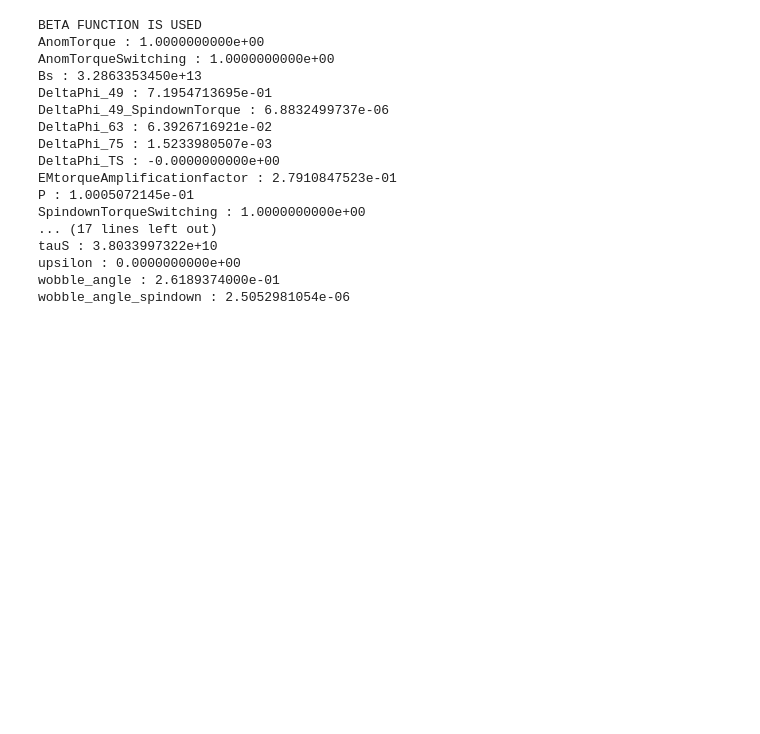
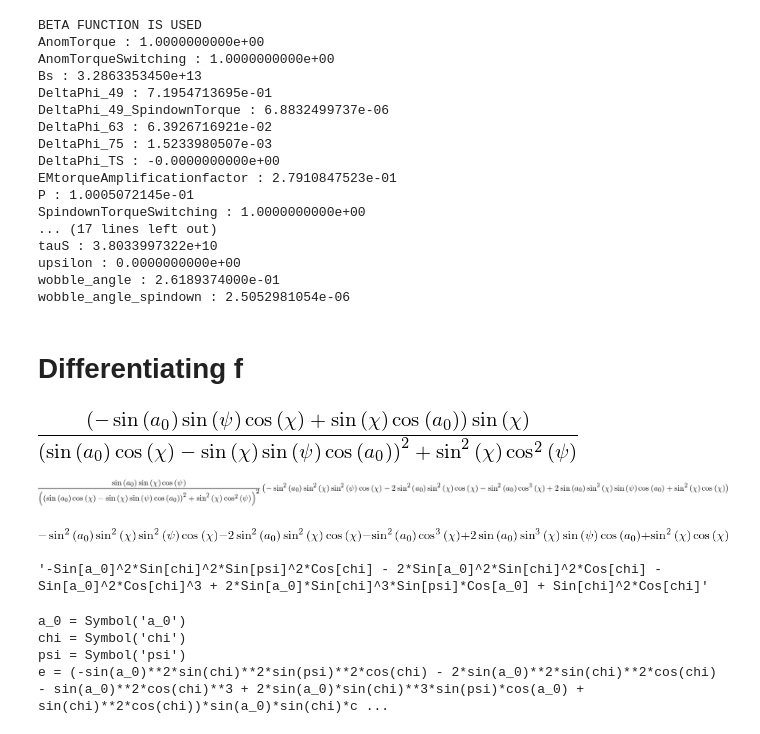
Before and after one commit to GregoryAshton/neutron_star_modelling, a Jupyter notebook: SpindownRate/LearningAboutSpindown.ipynb, the cells around one changed output. Drawn from its saved outputs; the diff is of its cells as text; code cells hidden in the pictures; blank space fills up the shorter version.

```diff
--- a/SpindownRate/LearningAboutSpindown.ipynb
+++ b/SpindownRate/LearningAboutSpindown.ipynb
@@ -273,3 +313,37 @@ tauS : 3.8033997322e+10
 upsilon : 0.0000000000e+00
 wobble_angle : 2.6189374000e-01
 wobble_angle_spindown : 2.5052981054e-06
+# %% [markdown]
+# Differentiating f
+# %%
+from sympy import *
+init_printing()
+
+psi, theta, chi, a0 = symbols(r'psi theta chi, a_0')
+f = sin(chi)*(cos(a0)*sin(chi) - sin(psi)*sin(a0)*cos(chi)) / (
+        (sin(a0)*cos(chi) - cos(a0)*sin(psi)*sin(chi))**2 + (cos(psi) * sin(chi))**2)
+f
+# %% [output]
+[figure, added]
+# %%
+df = diff(f, psi).simplify()
+df
+# %% [output]
+[figure, added]
+# %%
+top, bottom = fraction(df/(sin(a0) * sin(chi) * cos(psi)))
+top
+# %% [output]
+[figure, added]
+# %%
+trigsimp(top)
+mathematica_code(top)
+# %% [output]
+'-Sin[a_0]^2*Sin[chi]^2*Sin[psi]^2*Cos[chi] - 2*Sin[a_0]^2*Sin[chi]^2*Cos[chi] - Sin[a_0]^2*Cos[chi]^3 + 2*Sin[a_0]*Sin[chi]^3*Sin[psi]*Cos[a_0] + Sin[chi]^2*Cos[chi]'
+# %%
+print_python(df)
+# %% [output]
+a_0 = Symbol('a_0')
+chi = Symbol('chi')
+psi = Symbol('psi')
+e = (-sin(a_0)**2*sin(chi)**2*sin(psi)**2*cos(chi) - 2*sin(a_0)**2*sin(chi)**2*cos(chi) - sin(a_0)**2*cos(chi)**3 + 2*sin(a_0)*sin(chi)**3*sin(psi)*cos(a_0) + sin(chi)**2*cos(chi))*sin(a_0)*sin(chi)*c ...
```
Also changed, not shown: parts of 3 cells of this notebook.
